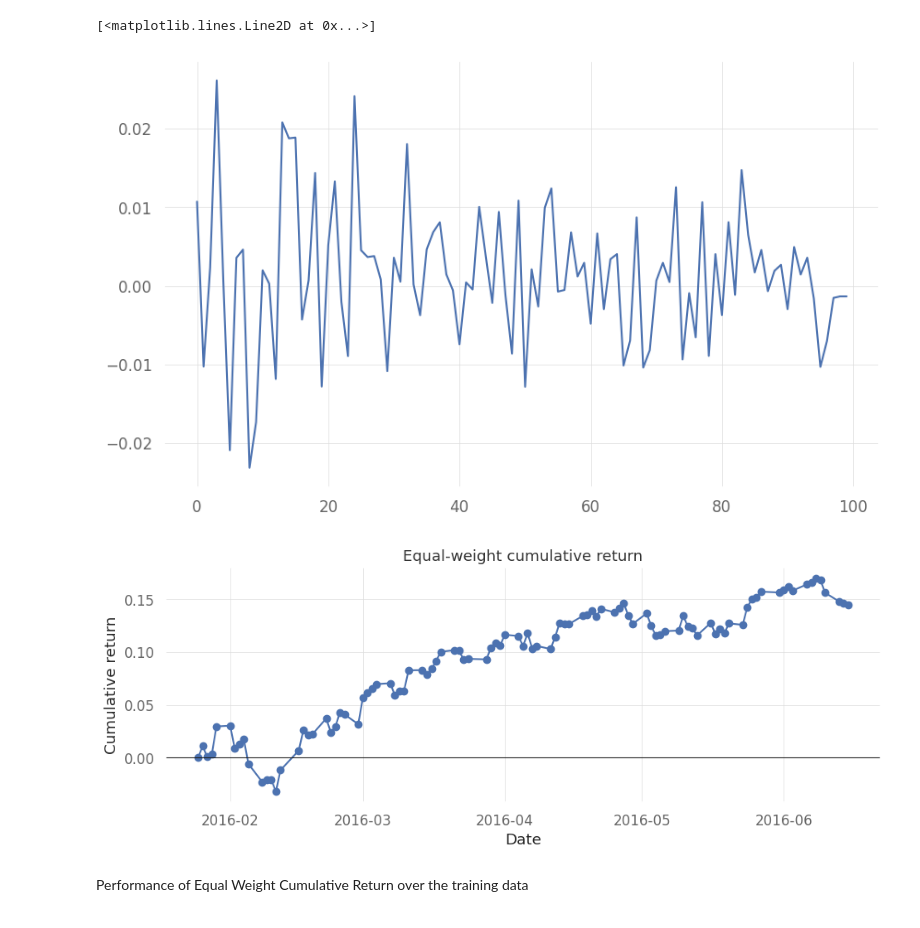
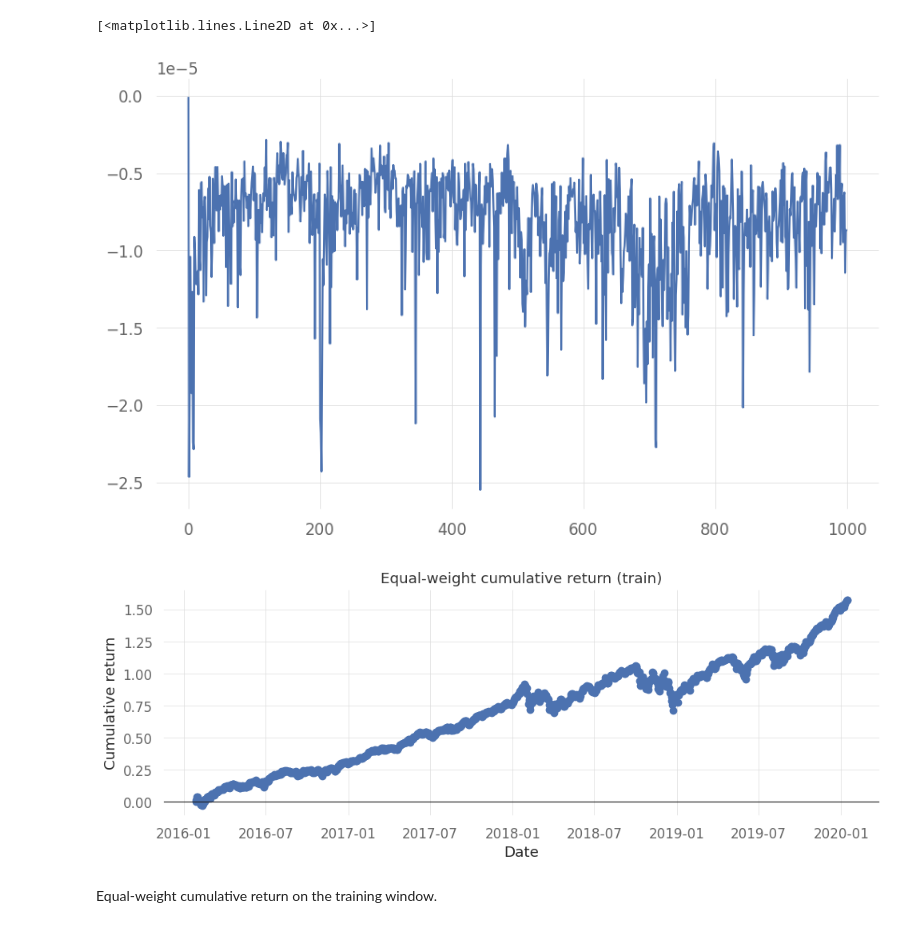
Before and after one commit to sanyam-dev/precog_test, a Jupyter notebook: task3.ipynb, the cells around one changed output. Cells and saved outputs as stored; diff of their text form; code cells hidden in the pictures.

```diff
--- a/task3.ipynb
+++ b/task3.ipynb
@@ -104,12 +75,23 @@ I first want to check if I am able to connect my dataframe to Fin-RL meta Portfo
+# %%
+FEATURE_LIST = [
+    "close",
+    "volume",
+    "rsi_6",
+    "macd_stad",
+    "macds_stad",
+    "adx_scale",
+    "pvo_stad",
+    "tema_stad",
+    "stochrsi_3",
+    "log-ret_stad",
+]
 # %%
-df = df.reset_index()
-
 env = PortfolioOptimizationEnv(
-    df = df,
+    df = features,
     initial_amount = 10000,
     order_df = True,
     comission_fee_pct=0.001,
     comission_fee_model="trf",
-    features = ["close", "high", "low", 'volume', 'rsi', 'rsi_6', 'cci_10', 'macd', 'close_20_sma', 'close_20_ema', 'adx']
+    features = FEATURE_LIST,
 )
 # %% [output]
@@ -173,0 +117,13 @@ findfont: Font family 'Arial' not found.
+# %%
+ew_train_env = PortfolioOptimizationEnv(
+    df=train,
+    initial_amount=10000,
+    order_df=True,
+    comission_fee_pct=0.001,
+    comission_fee_model="trf",
+    features=FEATURE_LIST,
+    return_last_action=True,
+    normalize_df=None,  # type: ignore[arg-type]
+)
+# %%
+equal_weight_portfolio_rewards = equal_weight_portfolio(ew_train_env)
@@ -174,22 +138,22 @@ findfont: Font family 'Arial' not found.
 # %%
-plt.plot(rewards) # daily log returns
+plt.plot(equal_weight_portfolio_rewards) # daily log returns
 # %% [output]
 [<matplotlib.lines.Line2D at 0x...>]
-[figure, old version]
+[figure, new version]
 # %%
-values = np.asarray(train_env._asset_memory["final"], dtype=float)
-dates = pd.to_datetime(train_env._date_memory)
+values = np.asarray(ew_train_env._asset_memory["final"], dtype=float)
+dates = pd.to_datetime(ew_train_env._date_memory)
 cumulative = values / values[0] - 1
 plt.figure(figsize=(10, 4))
 plt.plot(dates, cumulative, marker="o")
 plt.axhline(0, color="k", lw=0.8)
-plt.title("Equal-weight cumulative return")
+plt.title("Equal-weight cumulative return (train)")
 plt.xlabel("Date")
 plt.ylabel("Cumulative return")
 plt.tight_layout()
 plt.show()
 # %% [output]
-[figure, old version]
+[figure, new version]
-# %% [markdown]
-Performance of Equal Weight Cumulative Return over the training data
+# %% [markdown]
+Equal-weight cumulative return on the training window.
 # %%
```
Also changed, not shown: parts of 34 cells of this notebook, 34 other files.
